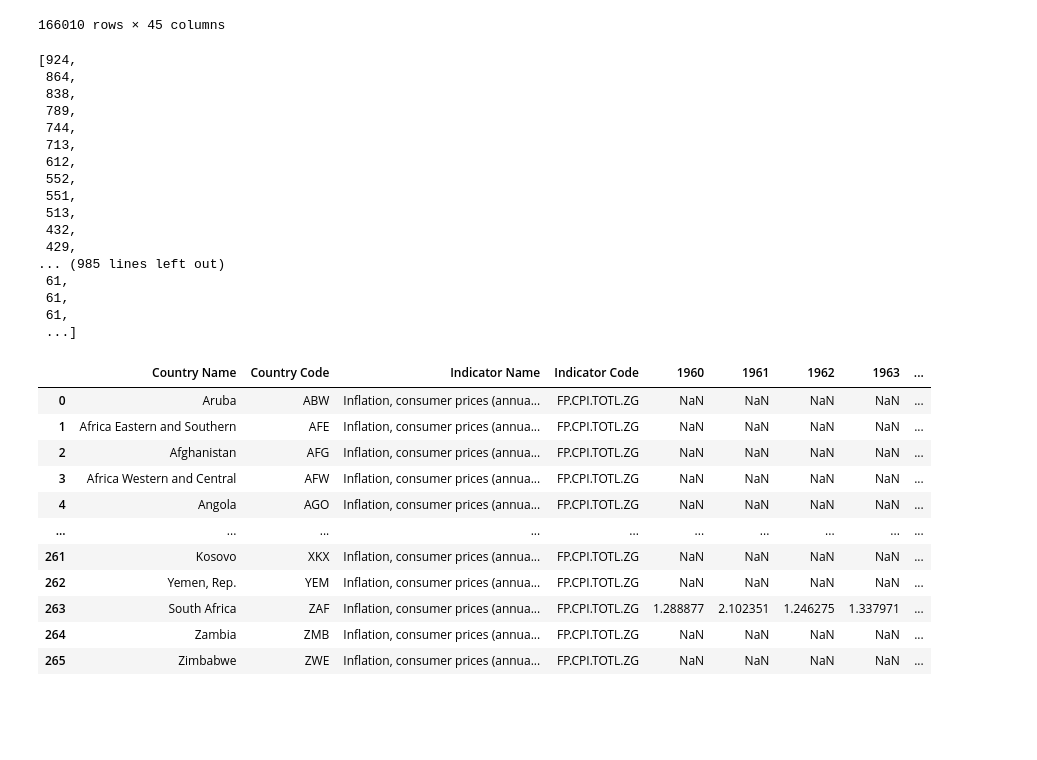
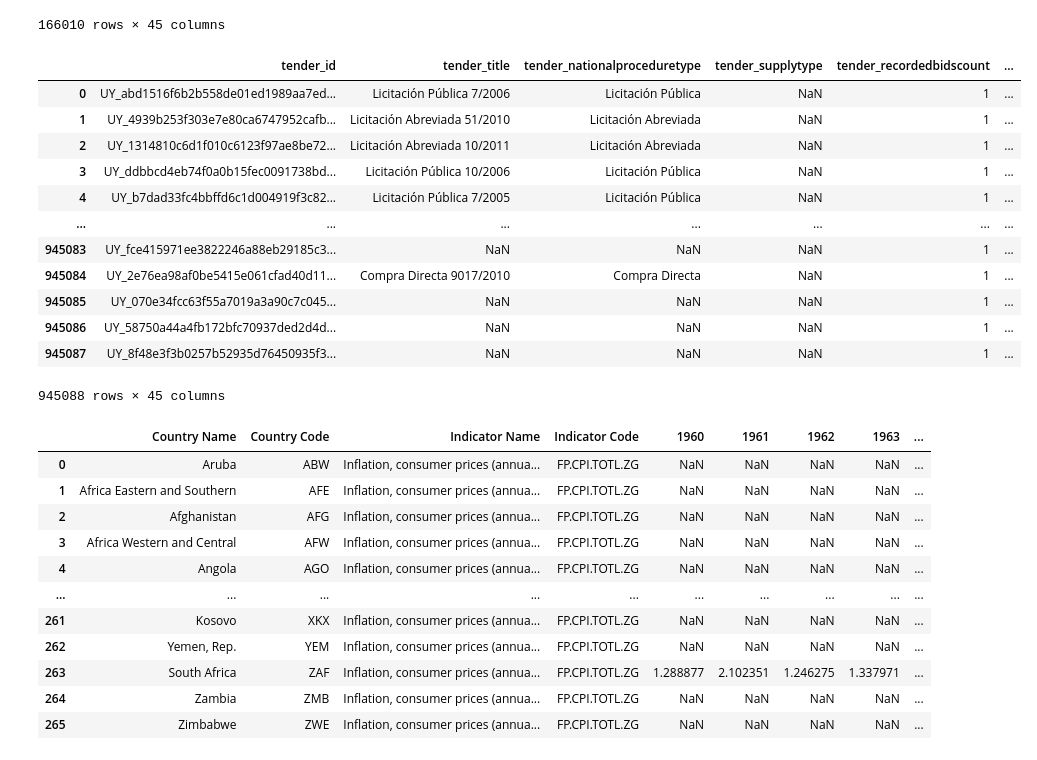
Before and after one commit to aidanlockwood20/MXN442-Assignment2-Project, a Jupyter notebook: report.ipynb, the cells around one changed output. Saved outputs shown, nothing was run; the diff lists cells and outputs as text; code cells hidden in the pictures; blank space fills up the shorter version.

Commit message:
Retrieved Uruguayan Data

```diff
--- a/report.ipynb
+++ b/report.ipynb
@@ -78,18 +78,28 @@ german = 'de'
 
 translator = GoogleTranslator(source = spanish, target = english)
 
-paraguayan_procurement_catalog_file_name = 'catalogo_n5'
+# All file names for easy code management
+# Global files
+world_inflation_file = 'API_FP.CPI.TOTL.ZG_DS2_en_csv_v2_23195.csv'
+unspsc_classifications_file = 'UNGM_UNSPSC_02-Oct-2025..xlsx'
 
-paraguayan_procurement_catalog_file_path = os.path.join(data_folder, f'{paraguayan_procurement_catalog_file_name}.csv')
-
-# All file names for easy code management
+# Paraguay specific files
 main_paraguay_procurement_file = 'dfid2_py_210715_csv.csv'
-unspsc_classifications_file = 'UNGM_UNSPSC_02-Oct-2025..xlsx'
-world_inflation_file = 'API_FP.CPI.TOTL.ZG_DS2_en_csv_v2_23195.csv'
 paraguay_tender_request_metrics_file = 'paraguay_request_tracking_rate_limited.json'
 paraguay_rate_limited_data_file = 'paraguay_tender_contracts_rate_limited.json'
 paraguay_url_mapping_data_file = 'paraguay_url_mapping_rate_limited.json'
 paraguay_catalog_matches_file = 'paraguay_catalog_matches.csv'
+paraguayan_procurement_catalog_file_name = 'catalogo_n5'
+paraguayan_procurement_catalog_file_path = os.path.join(data_folder, f'{paraguayan_procurement_catalog_file_name}.csv')
+
+# Uruguay specific files
+main_uruguay_procurement_file = 'dfid2_uy_210715_csv.csv'
+uruguay_catalog_file_name_1 = 'ReporteBusquedaCatalogo_171025_232310.xls'
+uruguay_catalog_file_name_2 = 'ReporteBusquedaCatalogo_171025_232414.xls'
+uruguay_catalog_file_name_3 = 'ReporteBusquedaCatalogo_171025_232953.xls'
+uruguay_procurement_catalog_file_path_1 = os.path.join(data_folder, f'{uruguay_catalog_file_name_1}.csv')
+uruguay_procurement_catalog_file_path_2 = os.path.join(data_folder, f'{uruguay_catalog_file_name_2}.csv')
+uruguay_procurement_catalog_file_path_3 = os.path.join(data_folder, f'{uruguay_catalog_file_name_3}.csv')
 # %% [markdown]
 From some later preprocessing, these columns were identified as the most important:
 # %%
@@ -121,26 +131,23 @@ paraguay_procurement_data
 | 166008 | fffedbdd-9ab5-4d75-a0d6-8c2f2118eb82 | Adquisición de freezer | NaN | Contratación Directa | NaN | ... |
 | 166009 | fffff83a-21e8-4587-888e-467d77d90519 | ADQUISICIÓN DE ARTÍCULOS ELÉCTRICOS | NaN | Contratación Directa | NaN | ... |
 166010 rows × 45 columns
-# %%
-paraguay_procurement_data['tender_publications_firstcallfor'].value_counts().to_list()
-# %% [output]
-[924,
- 864,
- 838,
- 789,
- 744,
- 713,
- 612,
- 552,
- 551,
- 513,
- 432,
- 429,
-... (985 lines left out)
- 61,
- 61,
- 61,
- ...]
+# %%
+uruguay_procurement_data = pd.read_csv(os.path.join(data_folder, main_uruguay_procurement_file))
+uruguay_procurement_data
+# %% [output]
+|  | tender_id | tender_title | tender_nationalproceduretype | tender_supplytype | tender_recordedbidscount | ... |
+| 0 | UY_abd1516f6b2b558de01ed1989aa7ed... | Licitación Pública 7/2006 | Licitación Pública | NaN | 1 | ... |
+| 1 | UY_4939b253f303e7e80ca6747952cafb... | Licitación Abreviada 51/2010 | Licitación Abreviada | NaN | 1 | ... |
+| 2 | UY_1314810c6d1f010c6123f97ae8be72... | Licitación Abreviada 10/2011 | Licitación Abreviada | NaN | 1 | ... |
+| 3 | UY_ddbbcd4eb74f0a0b15fec0091738bd... | Licitación Pública 10/2006 | Licitación Pública | NaN | 1 | ... |
+| 4 | UY_b7dad33fc4bbffd6c1d004919f3c82... | Licitación Pública 7/2005 | Licitación Pública | NaN | 1 | ... |
+| ... | ... | ... | ... | ... | ... | ... |
+| 945083 | UY_fce415971ee3822246a88eb29185c3... | NaN | NaN | NaN | 1 | ... |
+| 945084 | UY_2e76ea98af0be5415e061cfad40d11... | Compra Directa 9017/2010 | Compra Directa | NaN | 1 | ... |
+| 945085 | UY_070e34fcc63f55a7019a3a90c7c045... | NaN | NaN | NaN | 1 | ... |
+| 945086 | UY_58750a44a4fb172bfc70937ded2d4d... | NaN | NaN | NaN | 1 | ... |
+| 945087 | UY_8f48e3f3b0257b52935d76450935f3... | NaN | NaN | NaN | 1 | ... |
+945088 rows × 45 columns
 # %%
 world_inflation_data = pd.read_csv(os.path.join(data_folder, world_inflation_file), skiprows = 4)
 paraguay_inflation_data = world_inflation_data[world_inflation_data['Country Name'] == 'Paraguay']
```
Also changed, not shown: parts of 20 cells of this notebook, 1 other file.
